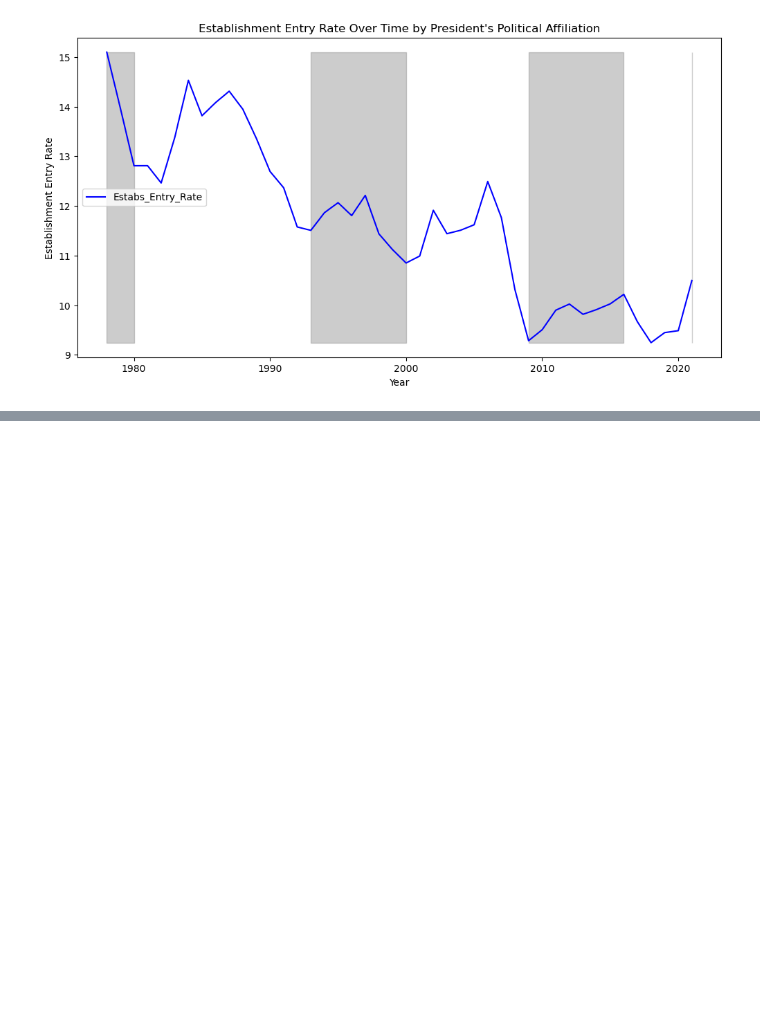
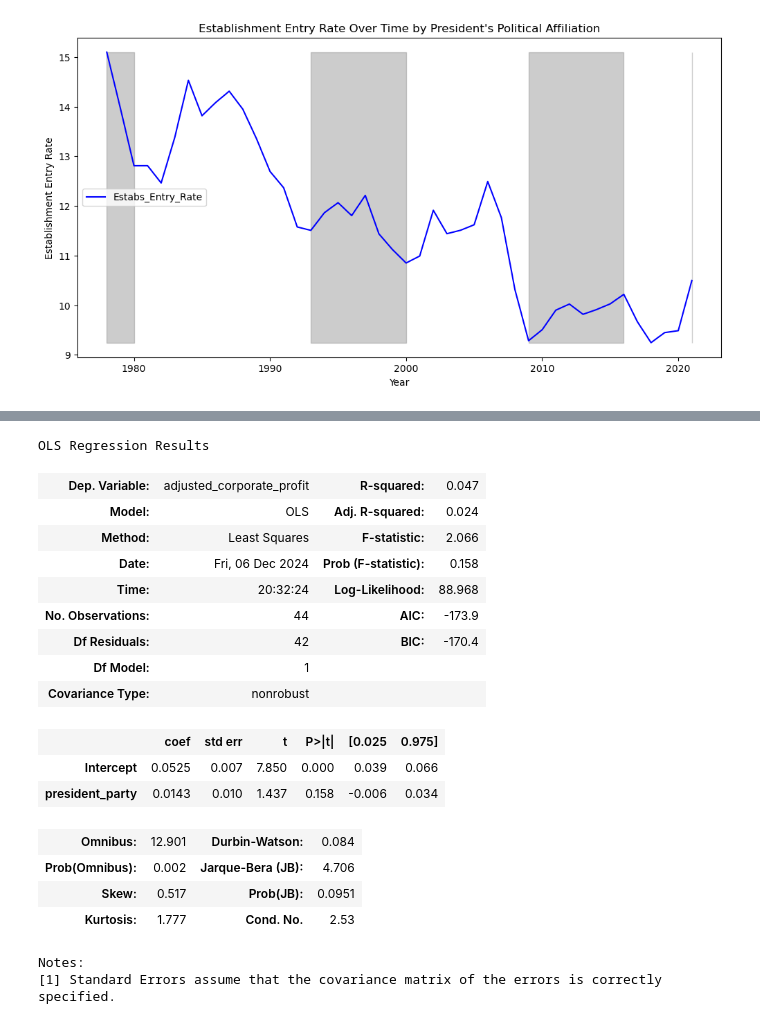
Before and after one commit to ezwang1018/as.180.369, a Jupyter notebook: contrib/ezwang1018/AMonninger/Paper_Restructured/04_dataanalysis.ipynb, the cells around one changed output, grey strips where cells are left out. Drawn from its saved outputs; the diff is of its cells as text; code cells hidden in the pictures; blank space fills up the shorter version.

```diff
--- a/contrib/ezwang1018/AMonninger/Paper_Restructured/04_dataanalysis.ipynb
+++ b/contrib/ezwang1018/AMonninger/Paper_Restructured/04_dataanalysis.ipynb
@@ -200,0 +112,25 @@ Notes:
+# %%
+#corporate tax & political party test
+model3 = ols('adjusted_corporate_profit ~ president_party', data= df_president_ok)
+fit3 = model3.fit()
+fit3.summary()
+# %% [output]
+OLS Regression Results
+| Dep. Variable: | adjusted_corporate_profit | R-squared: | 0.047 |
+| Model: | OLS | Adj. R-squared: | 0.024 |
+| Method: | Least Squares | F-statistic: | 2.066 |
+| Date: | Fri, 06 Dec 2024 | Prob (F-statistic): | 0.158 |
+| Time: | 20:32:24 | Log-Likelihood: | 88.968 |
+| No. Observations: | 44 | AIC: | -173.9 |
+| Df Residuals: | 42 | BIC: | -170.4 |
+| Df Model: | 1 |  |  |
+| Covariance Type: | nonrobust |  |  |
+|  | coef | std err | t | P>|t| | [0.025 | 0.975] |
+| Intercept | 0.0525 | 0.007 | 7.850 | 0.000 | 0.039 | 0.066 |
+| president_party | 0.0143 | 0.010 | 1.437 | 0.158 | -0.006 | 0.034 |
+| Omnibus: | 12.901 | Durbin-Watson: | 0.084 |
+| Prob(Omnibus): | 0.002 | Jarque-Bera (JB): | 4.706 |
+| Skew: | 0.517 | Prob(JB): | 0.0951 |
+| Kurtosis: | 1.777 | Cond. No. | 2.53 |
+Notes:
+[1] Standard Errors assume that the covariance matrix of the errors is correctly specified.
```
Also changed, not shown: parts of 17 cells of this notebook, 16 other files.
